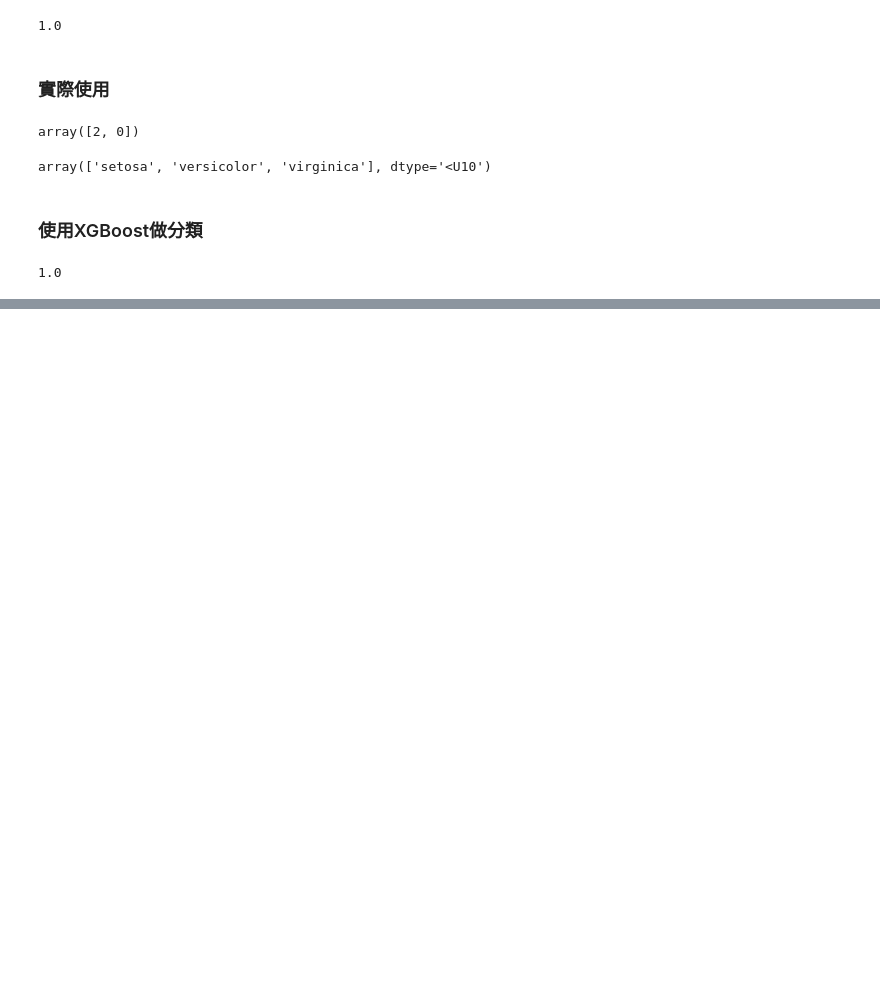
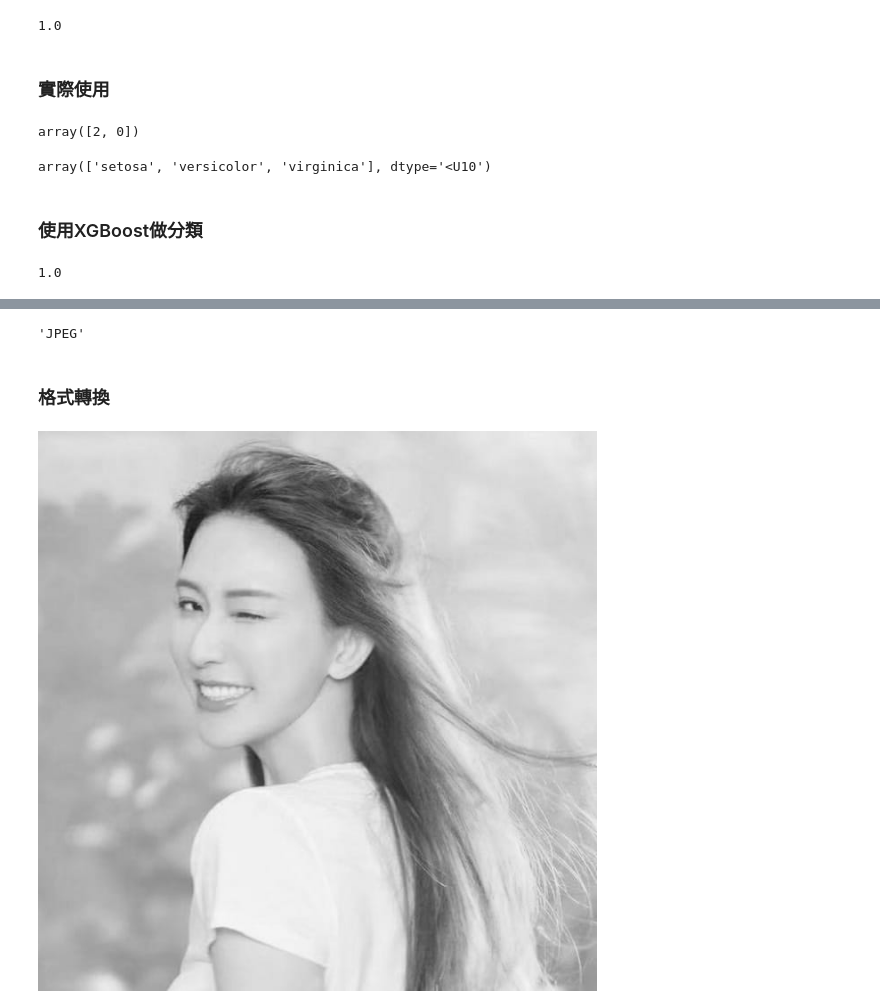
Before and after one commit to vcdemy/20230613, a Jupyter notebook: 20230613筆記.ipynb, the cells around one changed output, grey strips where cells are left out. Drawn from its saved outputs; the diff is of its cells as text; code cells hidden in the pictures; blank space fills up the shorter version.

```diff
--- a/20230613筆記.ipynb
+++ b/20230613筆記.ipynb
@@ -495,0 +528,6 @@ clf.score(X_test, y_test)
+# %%
+img.format
+# %% [output]
+'JPEG'
+# %% [markdown]
+### 格式轉換
@@ -495,0 +536,5 @@ clf.score(X_test, y_test)
+# %%
+# 轉換成單色圖片
+img.convert('L')
+# %% [output]
+[figure, added]
```
Also changed, not shown: parts of 39 cells of this notebook.
